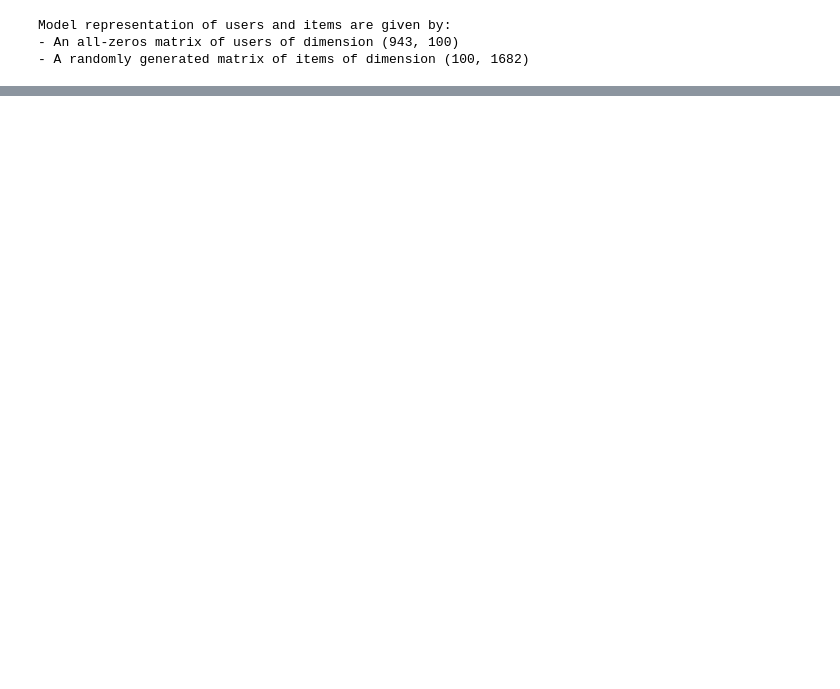
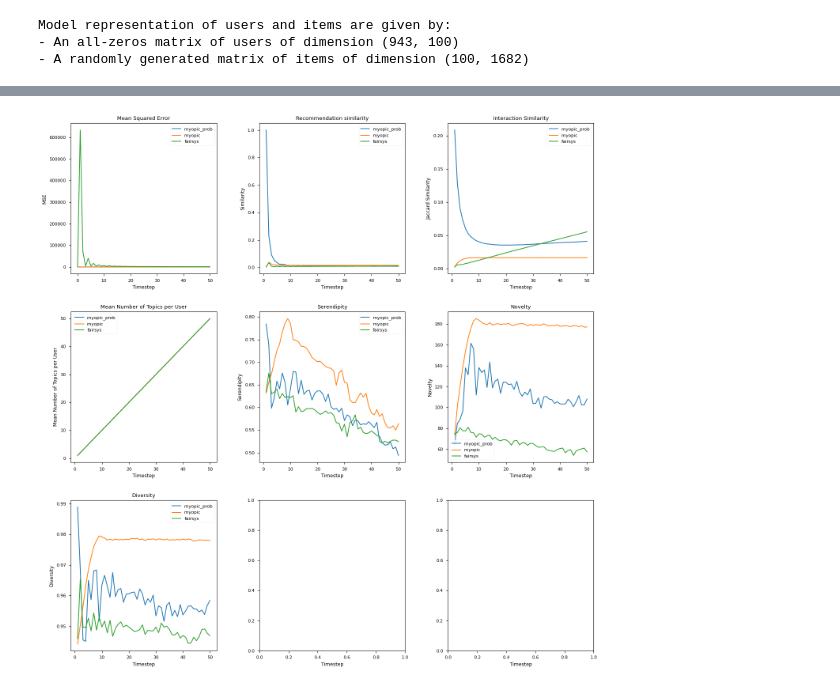
Before and after one commit to jannikjw/fair-recommender-systems, a Jupyter notebook: trecs_exp.ipynb, the cells around one changed output, grey strips where cells are left out. Saved outputs shown, nothing was run; the diff lists cells and outputs as text; code cells hidden in the pictures; blank space fills up the shorter version.

```diff
--- a/trecs_exp.ipynb
+++ b/trecs_exp.ipynb
@@ -274,39 +162,0 @@ ValueError: arrays must all be same length
-# %%
-def plot_measurements(df):
-
-    fig, ax = plt.subplots(2, 3, figsize=(15, 6))
-    fig.tight_layout(pad=5.0)
-    plt.style.use('seaborn-talk')
-
-    # plot rec_similarity with timesteps on x axis
-    ts = df['timesteps']
-    models = df['model']
-    ax[0,0].plot(ts, df['rec_similarity'], label=models)
-    ax[0,1].plot(ts, df['interaction_similarity'], label=models)
-    ax[0,2].plot(ts, df['mean_num_topics'], label=models)
-    ax[1,0].plot(ts, df['serendipity_metric'], label=models)
-    ax[1,1].plot(ts, df['novelty_metric'], label=models)
-    ax[1,2].plot(ts, df['diversity_metric'], label=models)
-
-
-    for a in ax:
-        for b in a:
-            b.set_xlabel('Timestep')
-
-    ax[0, 0].set_title('Recommendation similarity')
-    ax[0, 0].set_ylabel('Similarity')
-
-    ax[0, 1].set_title('Interaction Similarity')
-    ax[0, 1].set_ylabel('Jaccard Similarity')
-
-    ax[0, 2].set_title('Mean Number of Topics per User')
-    ax[0, 2].set_ylabel('Mean Number of Topics per User')
-
-    ax[1, 0].set_title('Serendipity')
-    ax[1, 0].set_ylabel('Serendipity')
-
-    ax[1, 1].set_title('Novelty')
-    ax[1, 1].set_ylabel('Novelty')
-
-    ax[1, 2].set_title('Diversity')
-    ax[1, 2].set_ylabel('Diversity')
@@ -317,2 +183,6 @@ print(plt.style.available)
+# %%
+plot_measurements([myopic_prob_df, myopic_df, fairsys_df])
+# %% [output]
+[figure, added]
 # %%
 df
```
Also changed, not shown: parts of 49 cells of this notebook, 5 other files.
